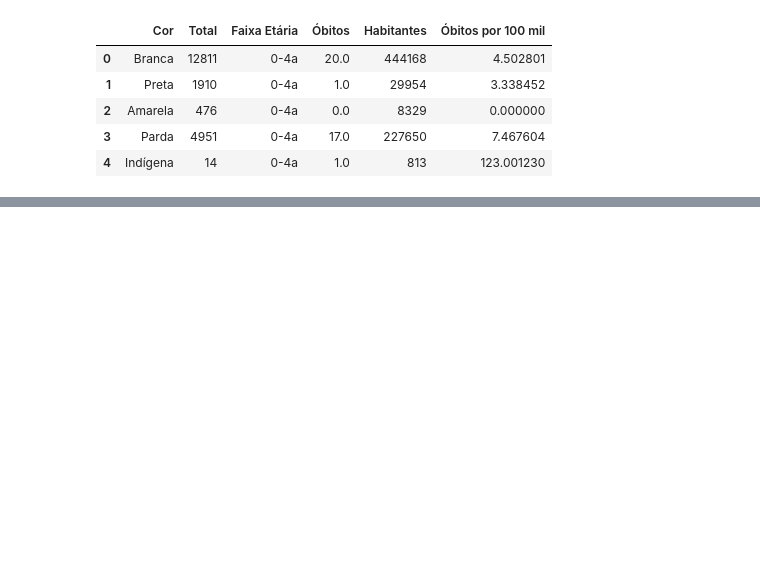
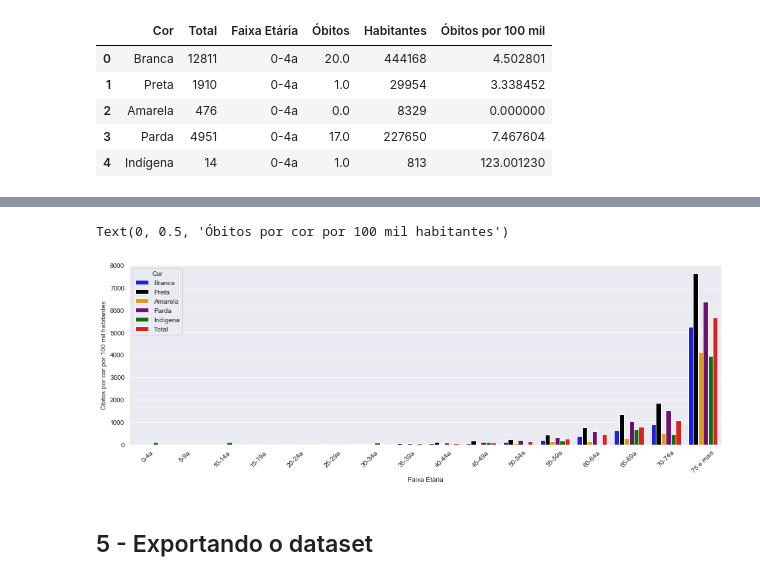
Before and after one commit to fredcobain/tcc_pos_data_pucmg, a Jupyter notebook: dados_antigos/05 - mortalidade-covid-idade.ipynb, the cells around one changed output, grey strips where cells are left out. Drawn from its saved outputs; the diff is of its cells as text; code cells hidden in the pictures; blank space fills up the shorter version.

```diff
--- a/dados_antigos/05 - mortalidade-covid-idade.ipynb
+++ b/dados_antigos/05 - mortalidade-covid-idade.ipynb
@@ -262,0 +244,12 @@ plt.show()
+# %%
+colors = ['blue', 'black', 'orange', 'purple', 'green','red']
+fig, axs = plt.subplots(figsize=(16, 5))
+sb.barplot(data = cor_idade_melt, x='Faixa Etária', hue='Cor',
+            y='Óbitos por 100 mil', ax=axs, palette=sb.color_palette(colors) )
+plt.xticks(rotation=45)
+plt.ylabel('Óbitos por cor por 100 mil habitantes')
+# %% [output]
+Text(0, 0.5, 'Óbitos por cor por 100 mil habitantes')
+[figure, added]
+# %% [markdown]
+## 5 - Exportando o dataset
```
Also changed, not shown: parts of 7 cells of this notebook, 2 other files.
